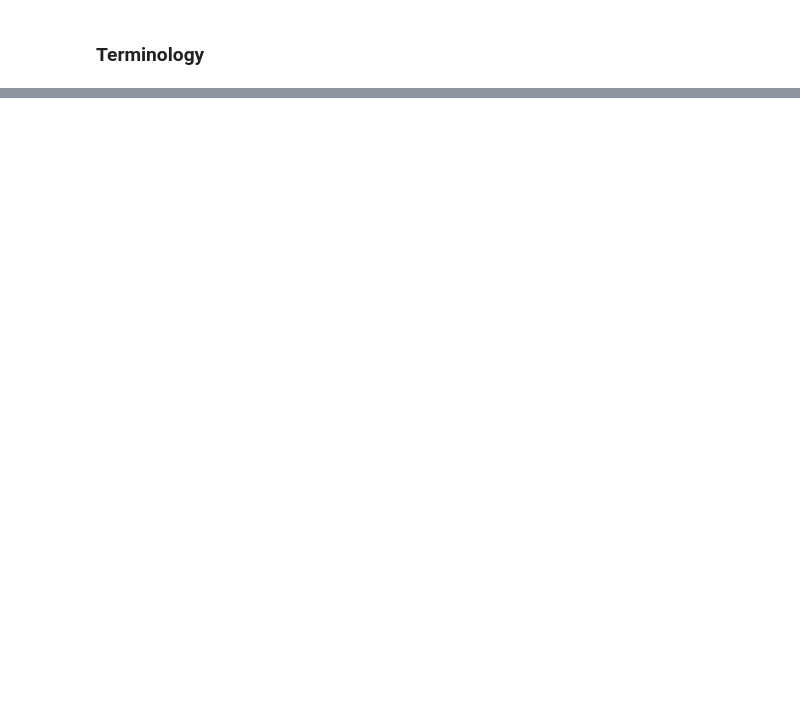
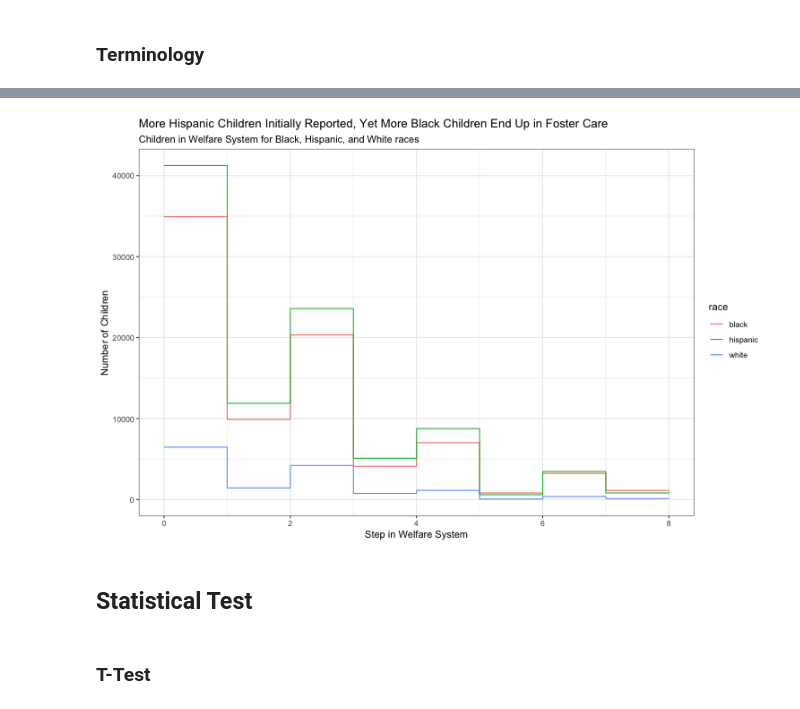
Before and after one commit to katrventura/nyc-child-services, a Jupyter notebook: notebook.ipynb, the cells around one changed output, grey strips where cells are left out. Saved outputs shown, nothing was run; the diff lists cells and outputs as text; code cells hidden in the pictures; blank space fills up the shorter version.

```diff
--- a/notebook.ipynb
+++ b/notebook.ipynb
@@ -115,0 +154,10 @@ Recommendation from ACS is to do a FOIA request to get more nuanced data that sh
+# %%
+
+data = {
+    'race': ['black', 'black', 'black', 'black', 'black', 'black', 'black', 'black', 'black'],
+    'step': [0, 1, 2, 3, 4, 5, 6, 7, 8],
+    'count': [34923, 9893, 20317, 4103, 7011, 801, 3230, 1124, 1197]
+}
+
+df_black = pd.DataFrame(data)
+(df_black)
@@ -115,0 +175,9 @@ Recommendation from ACS is to do a FOIA request to get more nuanced data that sh
+# %%
+data = {
+    'race': ['hispanic', 'hispanic', 'hispanic', 'hispanic', 'hispanic', 'hispanic', 'hispanic', 'hispanic', 'hispanic'],
+    'step': [0, 1, 2, 3, 4, 5, 6, 7, 8],
+    'count': [41247, 11889, 23581, 5085, 8754, 590, 3458, 809, 947]
+}
+
+df_hispanic = pd.DataFrame(data)
+df_hispanic
@@ -115,0 +195,9 @@ Recommendation from ACS is to do a FOIA request to get more nuanced data that sh
+# %%
+data = {
+    'race': ['white', 'white', 'white', 'white', 'white', 'white', 'white', 'white', 'white'],
+    'step': [0, 1, 2, 3, 4, 5, 6, 7, 8],
+    'count': [6463, 1428, 4198, 752, 1128, 45, 368, 110, 134]
+}
+
+df_white = pd.DataFrame(data)
+df_white
@@ -115,0 +215,3 @@ Recommendation from ACS is to do a FOIA request to get more nuanced data that sh
+# %%
+combined = pd.concat([df_black, df_hispanic, df_white])
+combined
@@ -115,0 +236,13 @@ Recommendation from ACS is to do a FOIA request to get more nuanced data that sh
+# %%
+%%R -i combined -w 750
+
+ggplot(combined, aes(x = step, y = count, color = race, group = race)) +
+  geom_step() +
+  labs(title = 'More Hispanic Children Initially Reported, Yet More Black Children End Up in Foster Care' ,subtitle = 'Children in Welfare System for Black, Hispanic, and White races', x = 'Step in Welfare System', y = 'Number of Children') +
+  theme_bw()
+# %% [output]
+[figure, added]
+# %% [markdown]
+## Statistical Test
+# %% [markdown]
+### T-Test
```
Also changed, not shown: parts of 15 cells of this notebook, 3 other files.
